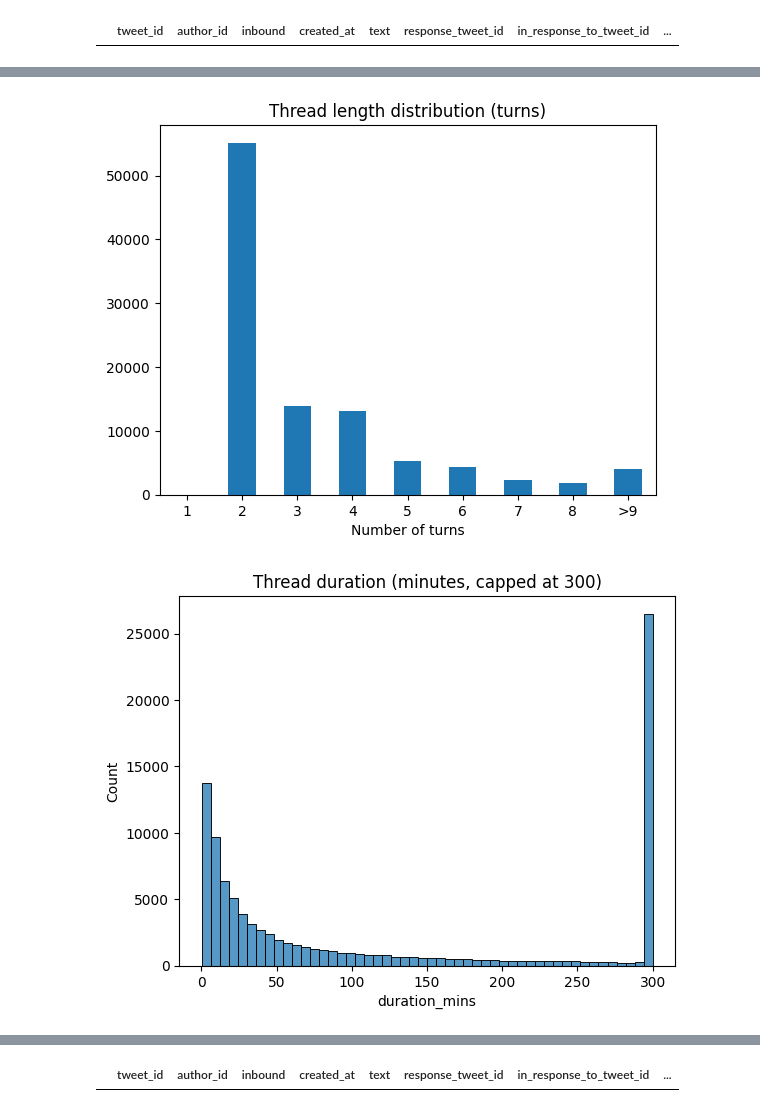
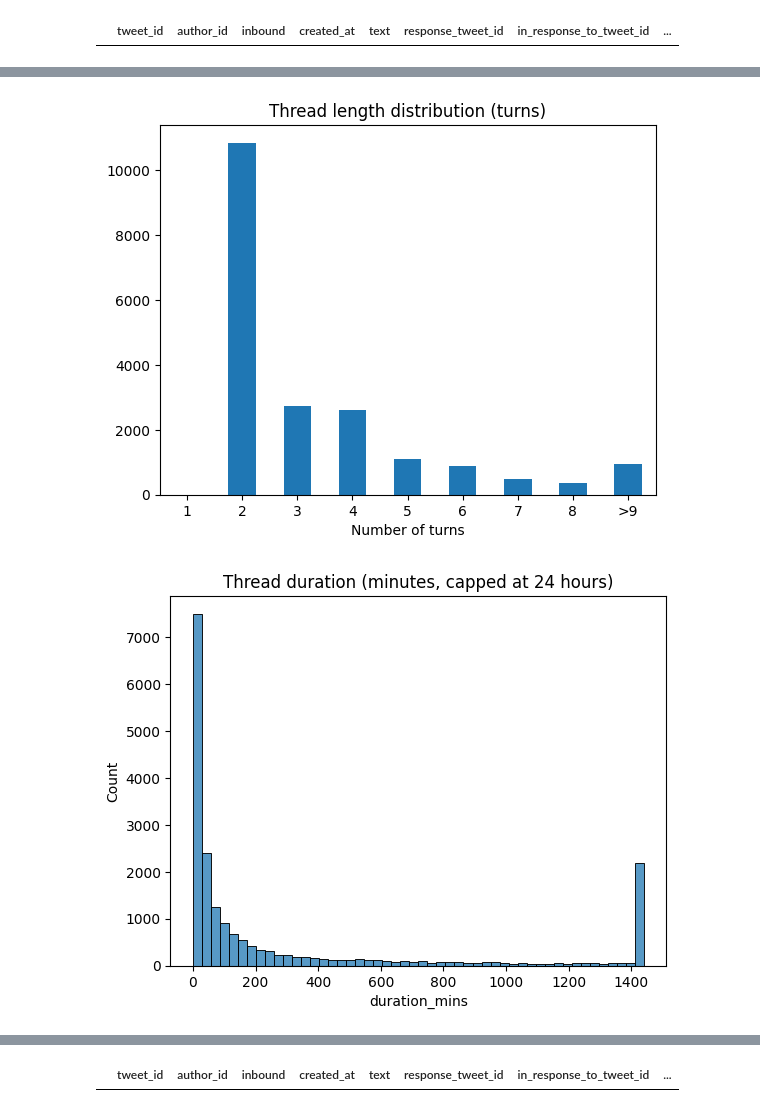
Before and after one commit to rudimentos/Social-Media_Machine-Learning_project, a Jupyter notebook: twcs_jyp.ipynb, the cells around one changed output, grey strips where cells are left out. Cells and saved outputs as stored; diff of their text form; code cells hidden in the pictures.

```diff
--- a/twcs_jyp.ipynb
+++ b/twcs_jyp.ipynb
@@ -10,7 +18,7 @@ import seaborn as sns
 import matplotlib.pyplot as plt
 # %%
 #import dataset from csv file
-df = pd.read_csv('twcs.csv')
+df = pd.read_csv('twcs.csv', encoding='utf-8')
 # %%
 #column info
 print(df.isna().sum())
@@ -114,0 +98,10 @@ df_sample["text"] = df_sample["text"].str.lower()
+# %%
+#find root tweets (inbound with no parent)
+twroot = df[df['in_response_to_tweet_id'].isna()]['tweet_id']
+
+#get sample before applying to whole dataset, since 3 mil rows is long to compute.
+sampled_roots = twroot.sample(n=20000, random_state=42)
+#Instead of sampling dataset directly, I sampled roots, otherwise threads would be truncated
+
+df_sample = df[df['thread_root'].isin(sampled_roots)].copy()
+df_sample.head(10)
@@ -219,27 +231,27 @@ plt.show()
 # %%
 thread_stats = df_sample.groupby('thread_root').agg(
     turn_count=('tweet_id', 'count'),
     duration_mins=('created_at', lambda x: (x.max() - x.min()).total_seconds() / 60)
 ).reset_index()
 
 
 bins1 = [1, 2, 3, 4, 5, 6, 7, 8, 9, np.inf]
 labels1 = ['1', '2', '3', '4', '5', '6', '7', '8', '>9']
 thr = thread_stats['turn_count']
 
 
 thr_bin = pd.cut(thr, bins=bins1, labels=labels1, right=False)
 counts = thr_bin.value_counts().reindex(labels1)
 counts.plot(kind='bar')
 
 plt.title('Thread length distribution (turns)')
 plt.xlabel('Number of turns')
 plt.xticks(rotation = 0)
 plt.show()
 
-sns.histplot(thread_stats['duration_mins'].clip(upper=300), bins=50)
-plt.title('Thread duration (minutes, capped at 300)')
+sns.histplot(thread_stats['duration_mins'].clip(upper=1440), bins=50)
+plt.title('Thread duration (minutes, capped at 24 hours)')
 plt.show()
 # %% [output]
-[figure, old version]
+[figure, new version]
-[figure, old version]
+[figure, new version]
```
Also changed, not shown: parts of 60 cells of this notebook, 1 other file.
